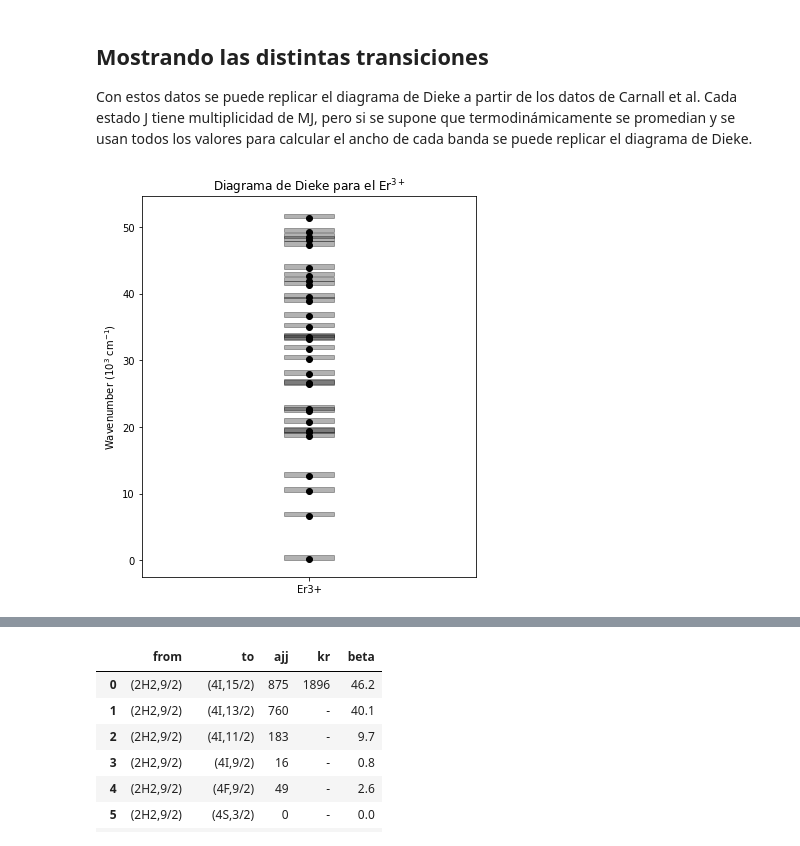
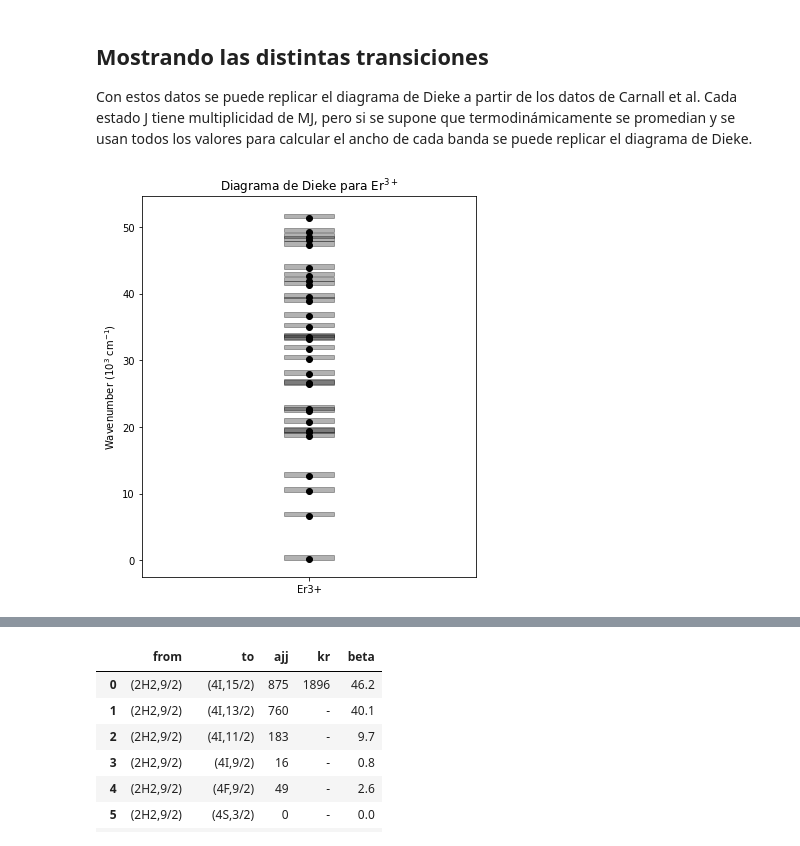
Before and after one commit to jubujjamer/pyucnp, a Jupyter notebook: notebooks/Energy levels.ipynb, the cells around one changed output, grey strips where cells are left out. Saved outputs shown, nothing was run; the diff lists cells and outputs as text; code cells hidden in the pictures.

```diff
--- a/notebooks/Energy levels.ipynb
+++ b/notebooks/Energy levels.ipynb
@@ -93,21 +92,21 @@ Con estos datos se puede replicar el diagrama de Dieke a partir de los datos de
 # %%
 levels_df = er.energy_levels(units='wavenumber')
 energies = levels_df.values/1e3
 xpos = np.ones_like(energies)
 
 # Create figure and axes
 fig, ax = plt.subplots(1, 1, figsize=(6, 7))
 for e in energies:
     rect = plt.Rectangle((.85, e-.1), .3, 0.7, color='k', alpha=0.3)
     ax.add_patch(rect)
 ax.set_xlim([0, 2])
-ax.set_title('Diagrama de Dieke para el Er$^{3+}$')
+ax.set_title('Diagrama de Dieke para Er$^{3+}$')
 ax.set_ylabel('Wavenumber (10$^3$ cm$^{-1}$)')
 ax.plot(xpos, energies, 'ok')
 plt.xticks([1], ('Er3+',))
 plt.show()
 # %% [output]
-[figure, old version]
+[figure, new version]
 # %% [markdown]
 Ahora puedo agregar los datos de los cocientes de ramificacion y coeficientes de einstei para evaluar las transiciones más probables y usarlas en los ajustes
 <img src="branching_ratios.png" width="400">
```
Also changed, not shown: parts of 4 cells of this notebook, 2 other files.
